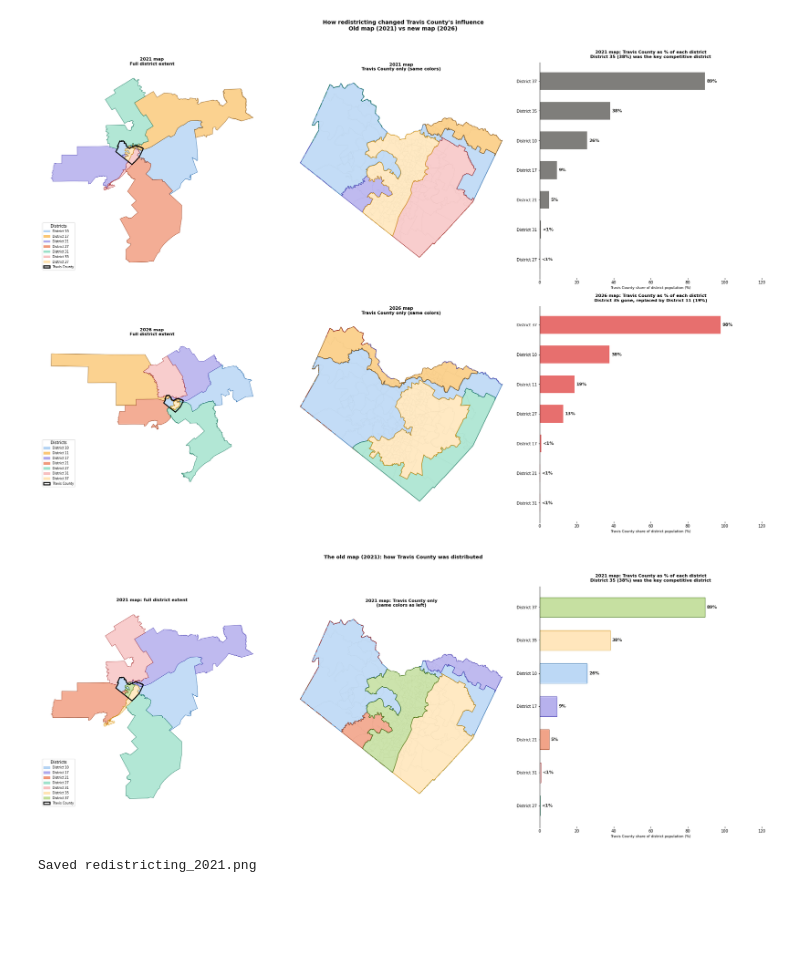
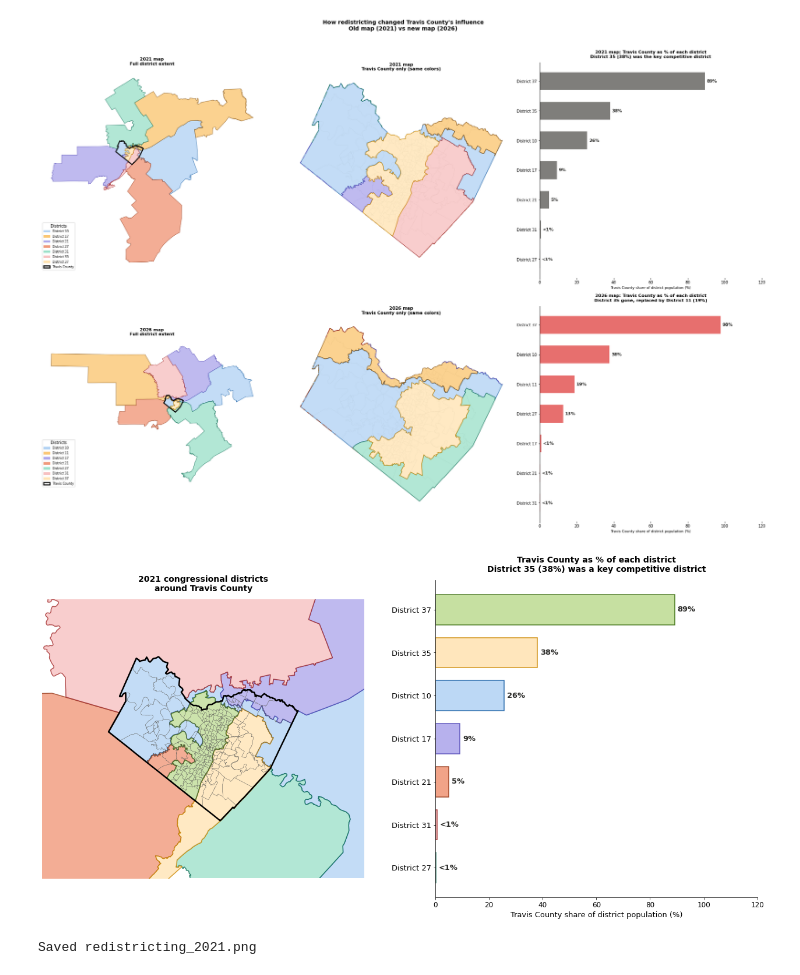
Before and after one commit to bluebonnet-data/bb-unified-election-data, a Jupyter notebook: notebooks/05_methodology_visuals.ipynb, the cells around one changed output. Drawn from its saved outputs; the diff is of its cells as text; code cells hidden in the pictures; blank space fills up the shorter version.

Commit message:
Final methodology doc edits and updated figures

```diff
--- a/notebooks/05_methodology_visuals.ipynb
+++ b/notebooks/05_methodology_visuals.ipynb
@@ -492,8 +498,8 @@ plt.show()
 # %% [output]
 [figure]
 # %%
-# Figure A — 2021 map
-fig, axes = plt.subplots(1, 3, figsize=(26, 10))
+# Figure A — 2021 map (two panel version)
+fig, axes = plt.subplots(1, 2, figsize=(22, 10), gridspec_kw={'wspace': 0.22})
 fig.patch.set_facecolor('white')
 
 district_color_map = {
@@ -505,70 +511,62 @@ district_color_map = {
     31: ('#F7C1C1', '#A32D2D'),
     35: ('#FFE4B5', '#CC8800'),
     37: ('#C0DD97', '#3B6D11')
 }
 
 old_sorted = old_travis_districts.sort_values('District').reset_index(drop=True)
 old_share = old_travis_pop.sort_values('travis_share', ascending=True).set_index('district')['travis_share']
 old_districts_by_share = old_travis_pop.sort_values('travis_share', ascending=True)['district'].tolist()
 travis_union = precincts.unary_union
 travis_gdf = gpd.GeoDataFrame([{'geometry': travis_union}], geometry='geometry', crs=precincts.crs)
 
+# Extended bounds — show a bit outside Travis County
+ext_pad_x = (maxx - minx) * 0.35
+ext_pad_y = (maxy - miny) * 0.35
+
+# Panel 1 — Travis County with slight extension
 ax1 = axes[0]
 ax1.set_facecolor('white')
 for i, (idx, row) in enumerate(old_sorted.iterrows()):
     d = row['District']
     gpd.GeoDataFrame([row], geometry='geometry', crs=old_sorted.crs).plot(
-        ax=ax1, color=district_color_map[d][0], edgecolor=district_color_map[d][1], linewidth=1, alpha=0.8)
+        ax=ax1, color=district_color_map[d][0], edgecolor=district_color_map[d][1], linewidth=1.5, alpha=0.8)
+precincts.plot(ax=ax1, color='none', edgecolor='#5F5E5A', linewidth=0.3)
 precincts.dissolve().plot(ax=ax1, color='none', edgecolor='black', linewidth=2.5)
+
+ax1.set_xlim(minx - ext_pad_x, maxx + ext_pad_x)
+ax1.set_ylim(miny - ext_pad_y, maxy + ext_pad_y)
+#ax1.set_aspect('equal')
 ax1.set_axis_off()
-ax1.set_title('2021 map: full district extent', fontsize=11, fontweight='bold', pad=10)
-legend_patches = [mpatches.Patch(color=district_color_map[row['District']][0],
-                  edgecolor=district_color_map[row['District']][1],
-                  label=f"District {row['District']}")
-                  for i, (_, row) in enumerate(old_sorted.iterrows())]
-legend_patches.append(mpatches.Patch(color='none', ec='black', lw=2.5, label='Travis County'))
-ax1.legend(handles=legend_patches, loc='lower left', fontsize=8, title='Districts')
+ax1.set_title('2021 congressional districts\naround Travis County',
+              fontsize=14, fontweight='bold', pad=14)
 
+# Panel 2 — Bar chart
 ax2 = axes[1]
 ax2.set_facecolor('white')
-precincts.plot(ax=ax2, color='white', edgecolor='#B4B2A9', linewidth=0.3)
-for i, (idx, row) in enumerate(old_sorted.iterrows()):
-    d = row['District']
-    gpd.GeoDataFrame([row], geometry='geometry', crs=old_sorted.crs).clip(
-        travis_gdf
-    ).plot(ax=ax2, color=district_color_map[d][0], edgecolor=district_color_map[d][1], linewidth=1.5, alpha=0.8)
-ax2.set_xlim(minx - pad_x, maxx + pad_x)
-ax2.set_ylim(miny - pad_y, maxy + pad_y)
-ax2.set_aspect('equal')
-ax2.set_axis_off()
-ax2.set_title('2021 map: Travis County only\n(same colors as left)', fontsize=11, fontweight='bold', pad=10)
-
-ax3 = axes[2]
-ax3.set_facecolor('white')
 y = range(len(old_districts_by_share))
 for i, d in enumerate(old_districts_by_share):
     share_label = "<1%" if old_share[d] < 1 else f"{old_share[d]:.0f}%"
-    ax3.barh(i, old_share[d], color=district_color_map[d][0],
-             edgecolor=district_color_map[d][1], height=0.6, alpha=0.9, linewidth=1)
-    ax3.text(old_share[d] + 1, i, share_label,
-             ha='left', va='center', fontsize=11, color='#2C2C2A', fontweight='bold')
-ax3.set_yticks(list(y))
-ax3.set_yticklabels([f'District {d}' for d in old_districts_by_share], fontsize=10)
-ax3.set_xlim(0, 120)
-ax3.spines['top'].set_visible(False)
-ax3.spines['right'].set_visible(False)
-ax3.spines['bottom'].set_visible(False)
-ax3.set_xlabel('Travis County share of district population (%)', fontsize=9)
-ax3.set_title('2021 map: Travis County as % of each district\nDistrict 35 (38%) was the key competitive district',
-              fontsize=11, fontweight='bold', pad=12)
+    ax2.barh(i, old_share[d], color=district_color_map[d][0],
+             edgecolor=district_color_map[d][1], height=0.7, alpha=0.9, linewidth=1.5)
+    ax2.text(old_share[d] + 1, i, share_label,
+             ha='left', va='center', fontsize=13, color='#2C2C2A', fontweight='bold')
+ax2.set_yticks(list(y))
+ax2.set_yticklabels([f'District {d}' for d in old_districts_by_share], fontsize=13)
+ax2.set_xlim(0, 120)
+ax2.tick_params(axis='x', labelsize=12)
+ax2.spines['top'].set_visible(False)
+ax2.spines['right'].set_visible(False)
+ax2.spines['bottom'].set_visible(True)
+ax2.tick_params(axis='x', labelsize=12)
+ax2.set_xlabel('Travis County share of district population (%)', fontsize=13)
+ax2.set_title('Travis County as % of each district\nDistrict 35 (38%) was a key competitive district',
+              fontsize=14, fontweight='bold', pad=14)
 
-plt.suptitle('The old map (2021): how Travis County was distributed',
-             fontsize=13, fontweight='bold', y=1.02)
 plt.tight_layout()
 plt.savefig('../docs/images/redistricting_2021.png', dpi=150, bbox_inches='tight')
 plt.show()
 print("Saved redistricting_2021.png")
 # %% [output]
-[figure, old version]
+[figure, new version]
 Saved redistricting_2021.png
 # %%
```
Also changed, not shown: parts of 4 cells of this notebook, 4 other files.
